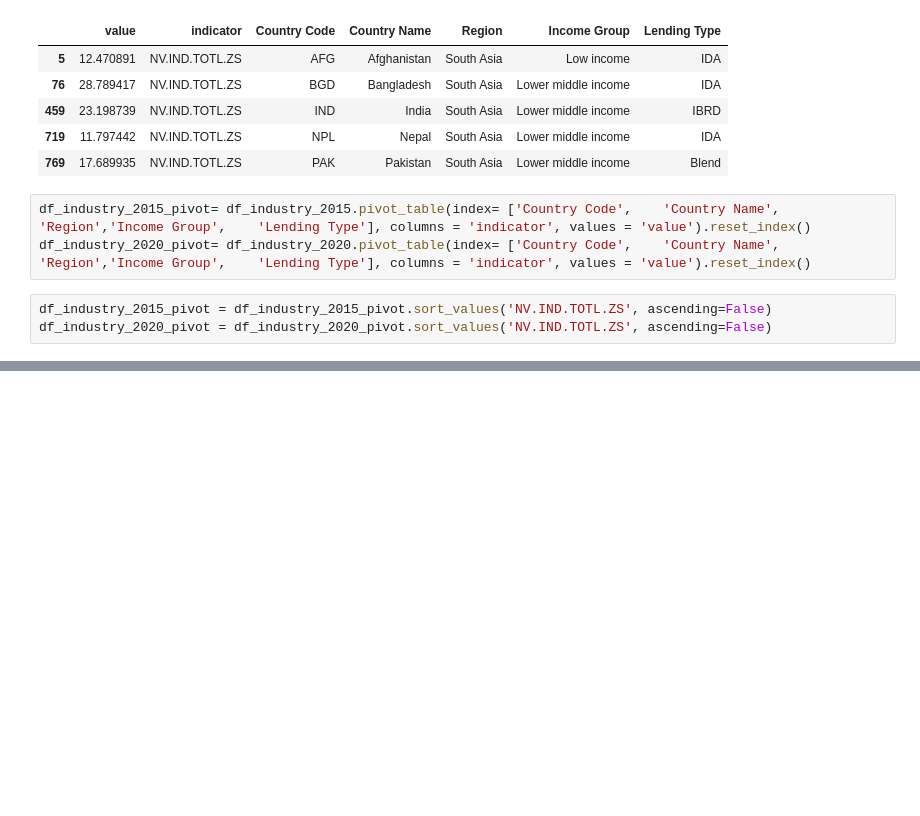
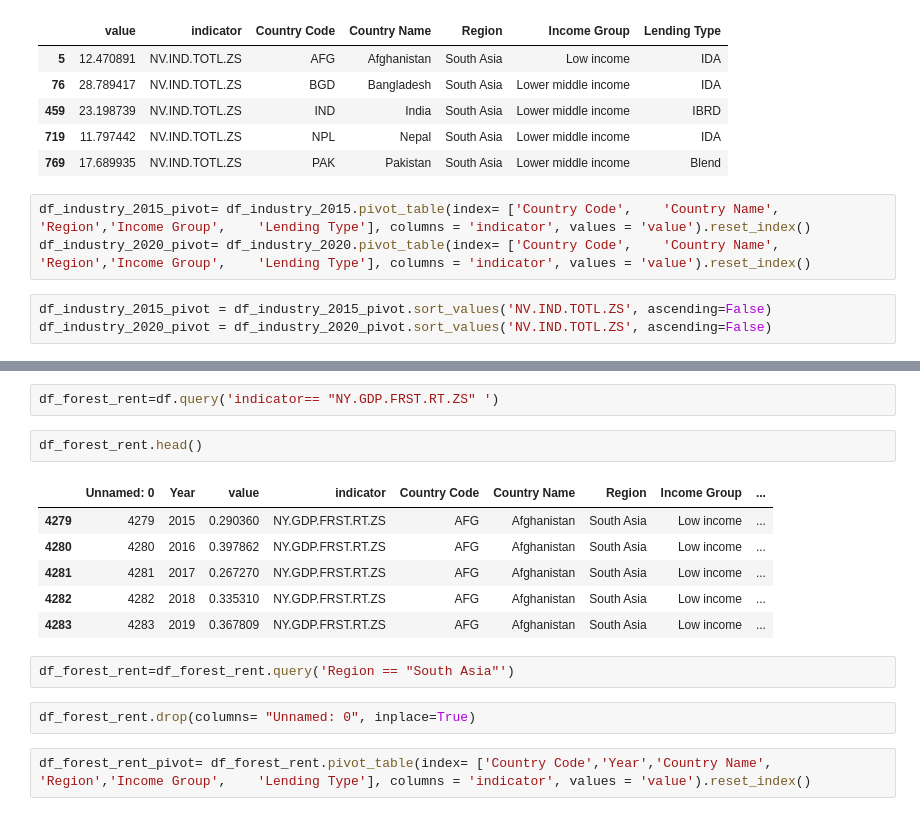
Before and after one commit to DATA-690-FALL-2021/DATA690_Nazia, a Jupyter notebook: individual_project/individual_project_part2_draft.ipynb, the cells around one changed output, grey strips where cells are left out. Drawn from its saved outputs; the diff is of its cells as text; blank space fills up the shorter version.

```diff
--- a/individual_project/individual_project_part2_draft.ipynb
+++ b/individual_project/individual_project_part2_draft.ipynb
@@ -182,0 +287,17 @@ fig1.show()
+# %%
+df_forest_rent=df.query('indicator== "NY.GDP.FRST.RT.ZS" ')
+# %%
+df_forest_rent.head()
+# %% [output]
+|  | Unnamed: 0 | Year | value | indicator | Country Code | Country Name | Region | Income Group | ... |
+| 4279 | 4279 | 2015 | 0.290360 | NY.GDP.FRST.RT.ZS | AFG | Afghanistan | South Asia | Low income | ... |
+| 4280 | 4280 | 2016 | 0.397862 | NY.GDP.FRST.RT.ZS | AFG | Afghanistan | South Asia | Low income | ... |
+| 4281 | 4281 | 2017 | 0.267270 | NY.GDP.FRST.RT.ZS | AFG | Afghanistan | South Asia | Low income | ... |
+| 4282 | 4282 | 2018 | 0.335310 | NY.GDP.FRST.RT.ZS | AFG | Afghanistan | South Asia | Low income | ... |
+| 4283 | 4283 | 2019 | 0.367809 | NY.GDP.FRST.RT.ZS | AFG | Afghanistan | South Asia | Low income | ... |
+# %%
+df_forest_rent=df_forest_rent.query('Region == "South Asia"')
+# %%
+df_forest_rent.drop(columns= "Unnamed: 0", inplace=True)
+# %%
+df_forest_rent_pivot= df_forest_rent.pivot_table(index= ['Country Code','Year','Country Name',	'Region','Income Group',	'Lending Type'], columns = 'indicator', values = 'value').reset_index()
```
Also changed, not shown: parts of 21 cells of this notebook.
